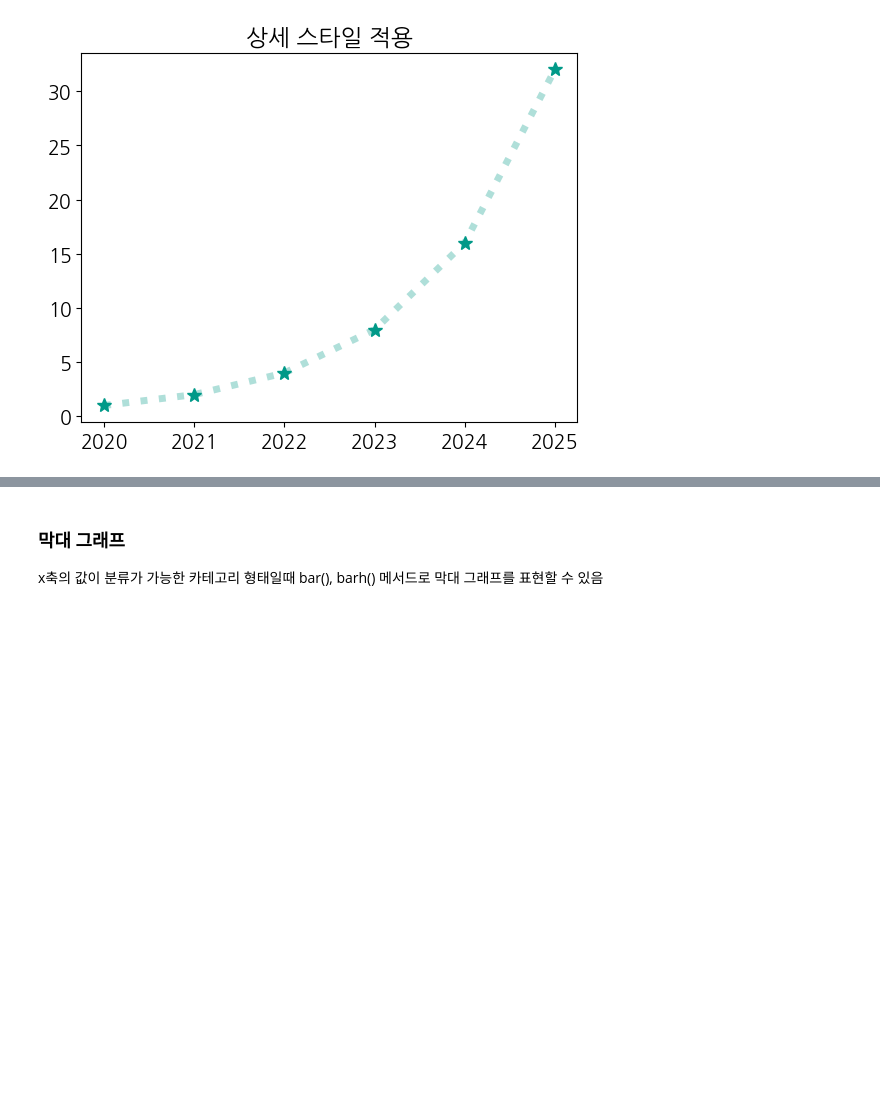
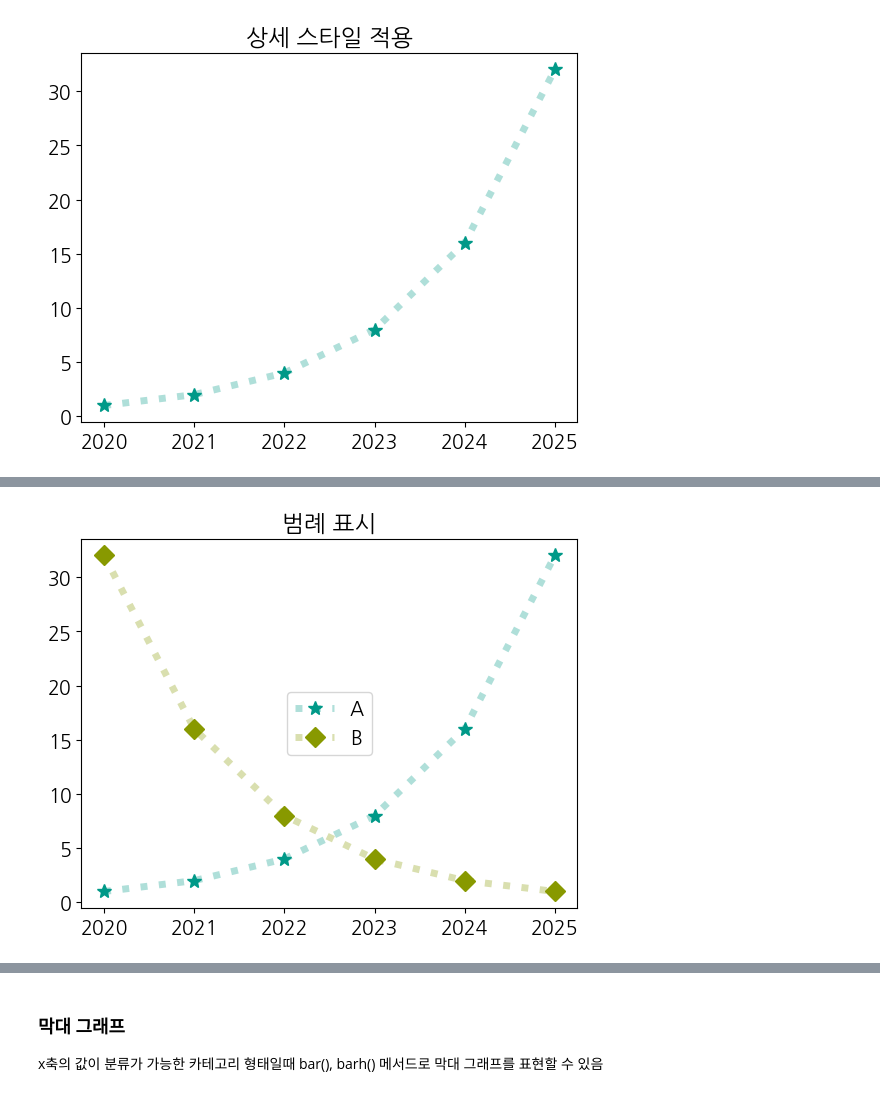
Before and after one commit to rdy2rck/python-20250203, a Jupyter notebook: h_visualize-data.ipynb, the cells around one changed output, grey strips where cells are left out. Saved outputs shown, nothing was run; the diff lists cells and outputs as text; code cells hidden in the pictures; blank space fills up the shorter version.

```diff
--- a/h_visualize-data.ipynb
+++ b/h_visualize-data.ipynb
@@ -123,0 +155,11 @@ plt.ylim(4, 40)
+# %%
+# 범례 표시
+# regend() 메서드로 범례를 표시할 수 있음
+# loc 매개변수에 위치에 해당하는 정수를 전달하여 위치 지정 가능
+plt.title('범례 표시')
+plt.plot(x, data, c='#00998850', lw=5, ls=':', marker='*', ms=10, mfc='#009988', label='A')
+plt.plot(x, list(reversed(data)), c='#88990050', lw=5, ls=':', marker='D', ms=10, mfc='#889900', label='B')
+plt.legend(loc=10)
+plt.show()
+# %% [output]
+[figure, added]
```
Also changed, not shown: parts of 6 cells of this notebook, 3 other files.
